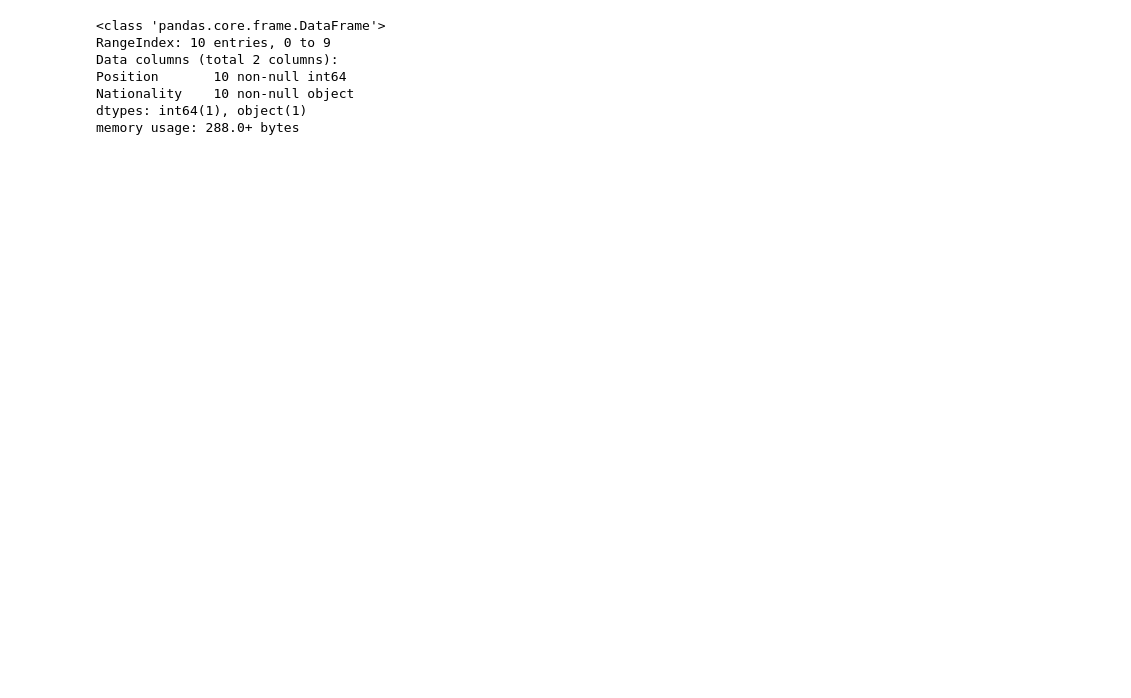
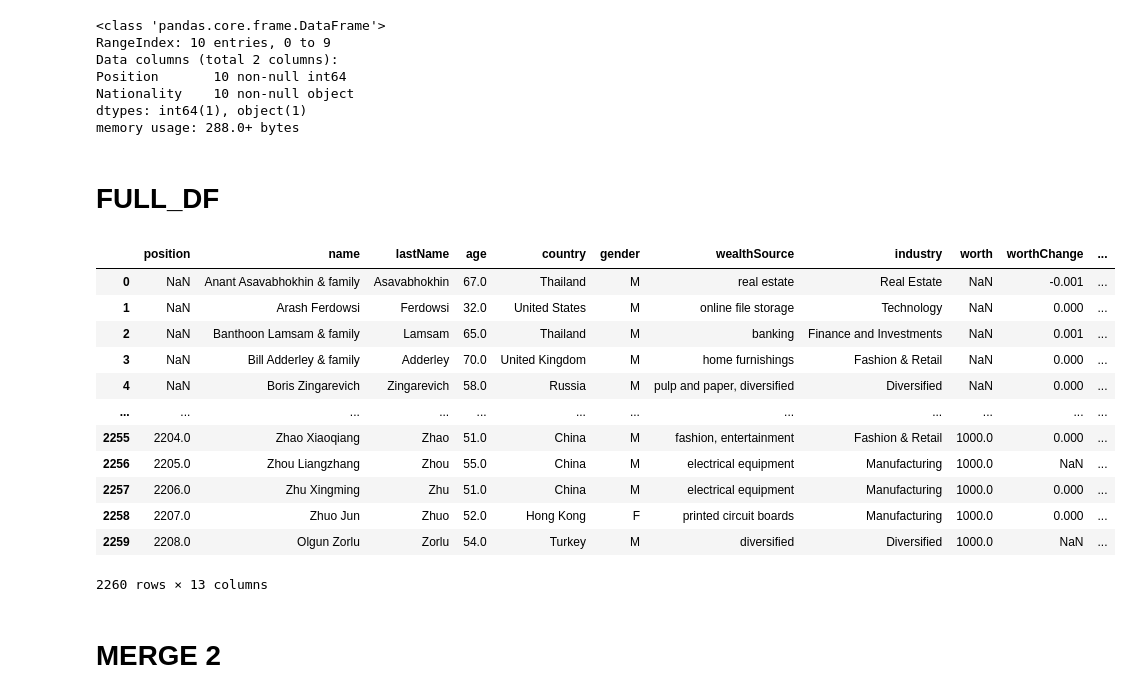
Before and after one commit to sbraca/Ironhack-Module-1-Project-hatching, a Jupyter notebook: notebooks/pipelines_test.ipynb, the cells around one changed output. Saved outputs shown, nothing was run; the diff lists cells and outputs as text; code cells hidden in the pictures; blank space fills up the shorter version.

```diff
--- a/notebooks/pipelines_test.ipynb
+++ b/notebooks/pipelines_test.ipynb
@@ -11,3 +27,5 @@ Requirement already satisfied: sqlalchemy in /Users/Stefania/opt/anaconda3/envs/
+# %%
+full_df = pd.read_csv('~/Desktop/projectonefolder/Ironhack-Module-1-Project-hatching/data/forbes_2018.csv')
 # %%
 engine = create_engine('sqlite:////Users/Stefania/downloads/stefaniabraca.db')
 # %%
@@ -544,3 +574,23 @@ Position       10 non-null int64
 Nationality    10 non-null object
 dtypes: int64(1), object(1)
 memory usage: 288.0+ bytes
+# %% [markdown]
+# FULL_DF
+# %%
+full_df
+# %% [output]
+|  | position | name | lastName | age | country | gender | wealthSource | industry | worth | worthChange | ... |
+| 0 | NaN | Anant Asavabhokhin & family | Asavabhokhin | 67.0 | Thailand | M | real estate | Real Estate | NaN | -0.001 | ... |
+| 1 | NaN | Arash Ferdowsi | Ferdowsi | 32.0 | United States | M | online file storage | Technology | NaN | 0.000 | ... |
+| 2 | NaN | Banthoon Lamsam & family | Lamsam | 65.0 | Thailand | M | banking | Finance and Investments | NaN | 0.001 | ... |
+| 3 | NaN | Bill Adderley & family | Adderley | 70.0 | United Kingdom | M | home furnishings | Fashion & Retail | NaN | 0.000 | ... |
+| 4 | NaN | Boris Zingarevich | Zingarevich | 58.0 | Russia | M | pulp and paper, diversified | Diversified | NaN | 0.000 | ... |
+| ... | ... | ... | ... | ... | ... | ... | ... | ... | ... | ... | ... |
+| 2255 | 2204.0 | Zhao Xiaoqiang | Zhao | 51.0 | China | M | fashion, entertainment | Fashion & Retail | 1000.0 | 0.000 | ... |
+| 2256 | 2205.0 | Zhou Liangzhang | Zhou | 55.0 | China | M | electrical equipment | Manufacturing | 1000.0 | NaN | ... |
+| 2257 | 2206.0 | Zhu Xingming | Zhu | 51.0 | China | M | electrical equipment | Manufacturing | 1000.0 | 0.000 | ... |
+| 2258 | 2207.0 | Zhuo Jun | Zhuo | 52.0 | Hong Kong | F | printed circuit boards | Manufacturing | 1000.0 | 0.000 | ... |
+| 2259 | 2208.0 | Olgun Zorlu | Zorlu | 54.0 | Turkey | M | diversified | Diversified | 1000.0 | NaN | ... |
+2260 rows × 13 columns
+# %% [markdown]
+# MERGE 2
```
Also changed, not shown: parts of 32 cells of this notebook, 5 other files.
